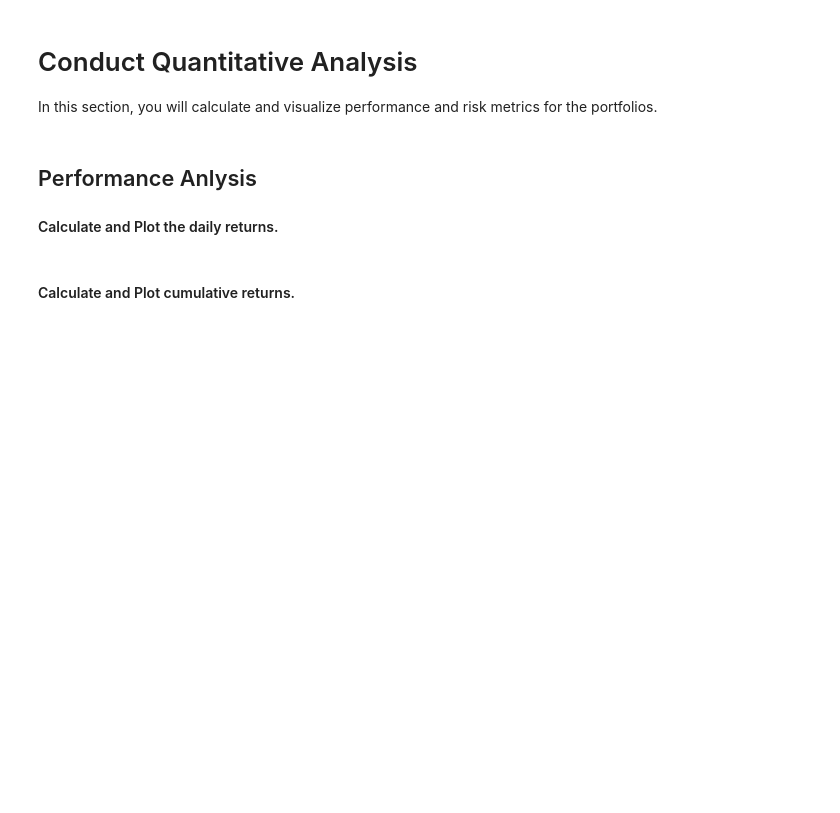
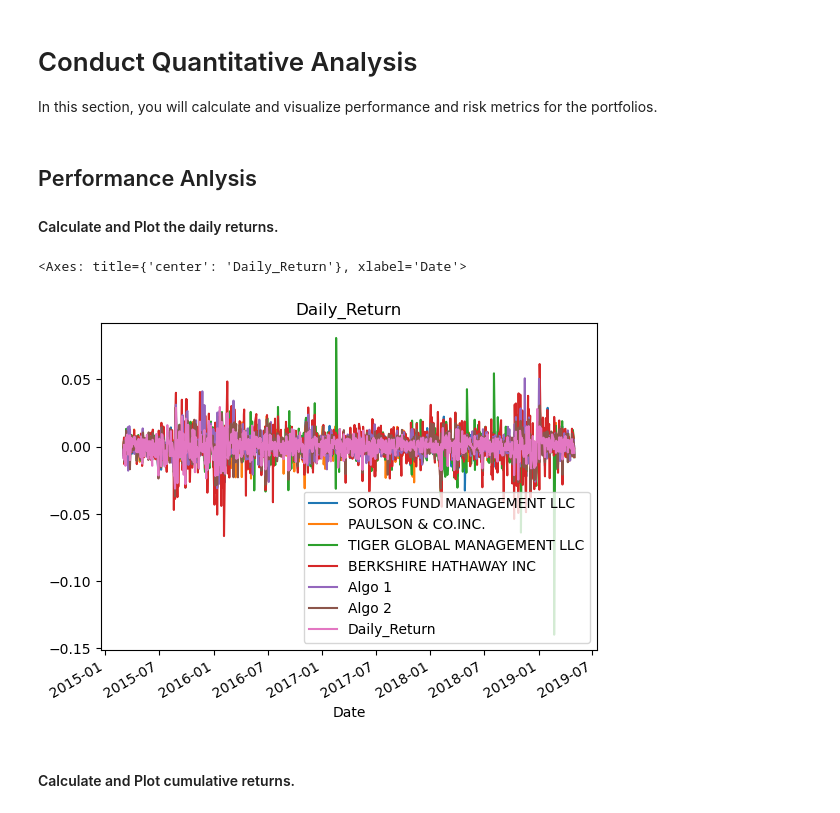
Before and after one commit to ahcano/pandas, a Jupyter notebook: Anahs_whale_analysis.ipynb, the cells around one changed output. Drawn from its saved outputs; the diff is of its cells as text; code cells hidden in the pictures; blank space fills up the shorter version.

Commit message:
created some plot figures and calculated deviations

```diff
--- a/Anahs_whale_analysis.ipynb
+++ b/Anahs_whale_analysis.ipynb
@@ -332,6 +331,10 @@ In this section, you will calculate and visualize performance and risk metrics f
 #### Calculate and Plot the daily returns.
 # %%
 # Plot daily returns of all portfolios
+portfolio_df.plot(title='Daily_Return')
+# %% [output]
+<Axes: title={'center': 'Daily_Return'}, xlabel='Date'>
+[figure, added]
 # %% [markdown]
 #### Calculate and Plot cumulative returns.
 # %%
```
Also changed, not shown: parts of 11 cells of this notebook.
